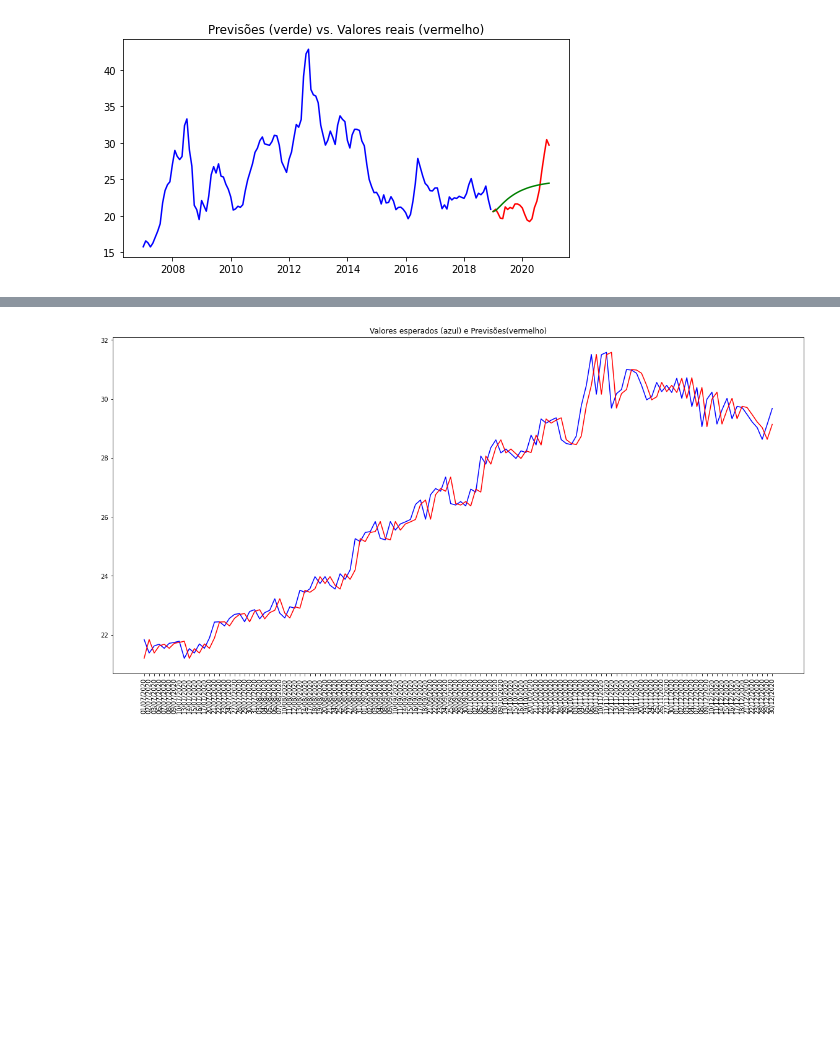
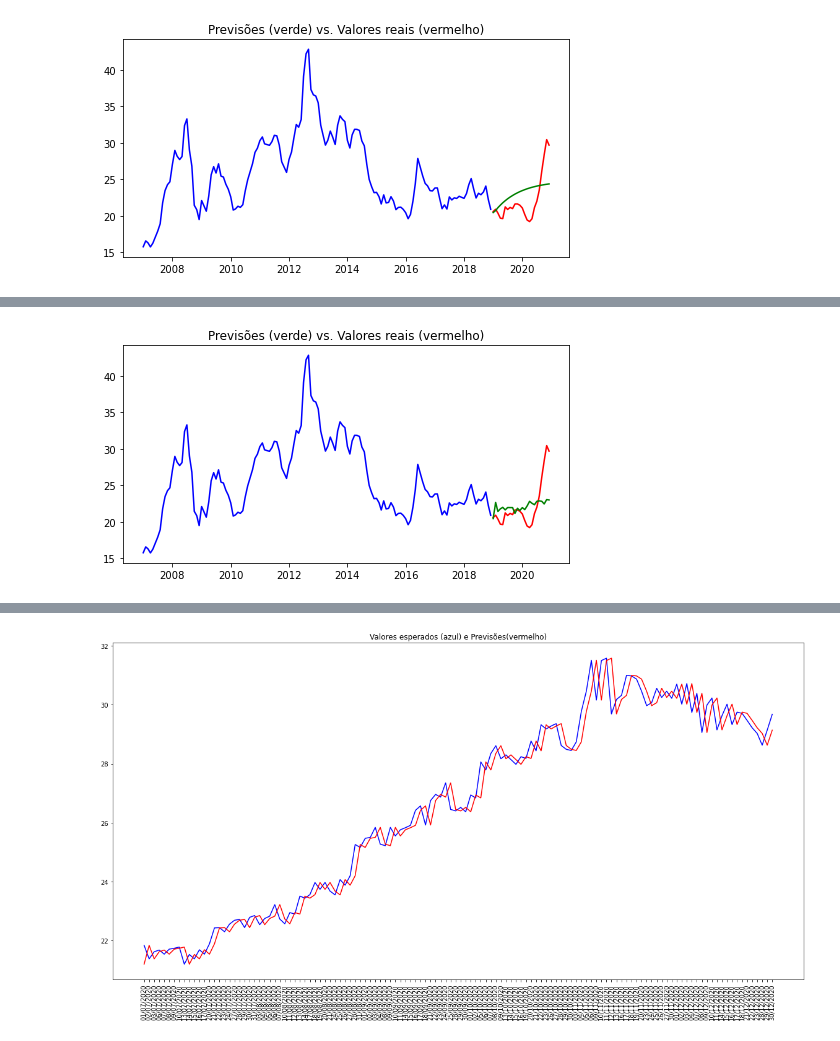
Before and after one commit to ronanft/tcc_pucminas, a Jupyter notebook: notebooks/3 - ARIMA - Soja.ipynb, the cells around one changed output, grey strips where cells are left out. Drawn from its saved outputs; the diff is of its cells as text; code cells hidden in the pictures; blank space fills up the shorter version.

```diff
--- a/notebooks/3 - ARIMA - Soja.ipynb
+++ b/notebooks/3 - ARIMA - Soja.ipynb
@@ -42,3 +61,28 @@ df.isnull().any()
 preco_real     False
 preco_dolar    False
 dtype: bool
+# %%
+# Gera train e test sets
+def gera_sets(df, sep_rule):
+    tr = df.preco_dolar[~sep_rule]
+    tt = df.preco_dolar[sep_rule]
+    return tr, tt
+
+# Primeiro, faremos os modelos na periodicidade mensal
+sep = df_mes.index.year >= 2019
+train, test = gera_sets(df_mes, sep)
+
+# Depois, os modelos diários
+sep_oa = df.index.year >= 2020
+sep_om = df.index.month > 6
+sep_o = sep_oa & sep_om
+train_o, test_o = gera_sets(df, sep_o)
+
+# Variável para conter o erro MAE
+mae = {}
+
+def add_mae(md_name, best_ord, test_set, fore_set):
+    # Salva estatística de erro
+    mae[md_name] = {} # nome do modelo
+    mae[md_name]['order'] = best_ord # ordem pqd do modelo
+    mae[md_name]['mae'] = mean_absolute_error(test_set, fore_set) # erro do modelo
@@ -283,0 +301,5 @@ Lista de erros:
+# %%
+# Mostra previsões (azul=train, vermelho=test, verde=forecasts)
+prev_real(df_mes, train, test.values, predictions)
+# %% [output]
+[figure, added]
```
Also changed, not shown: parts of 33 cells of this notebook, 12 other files.
